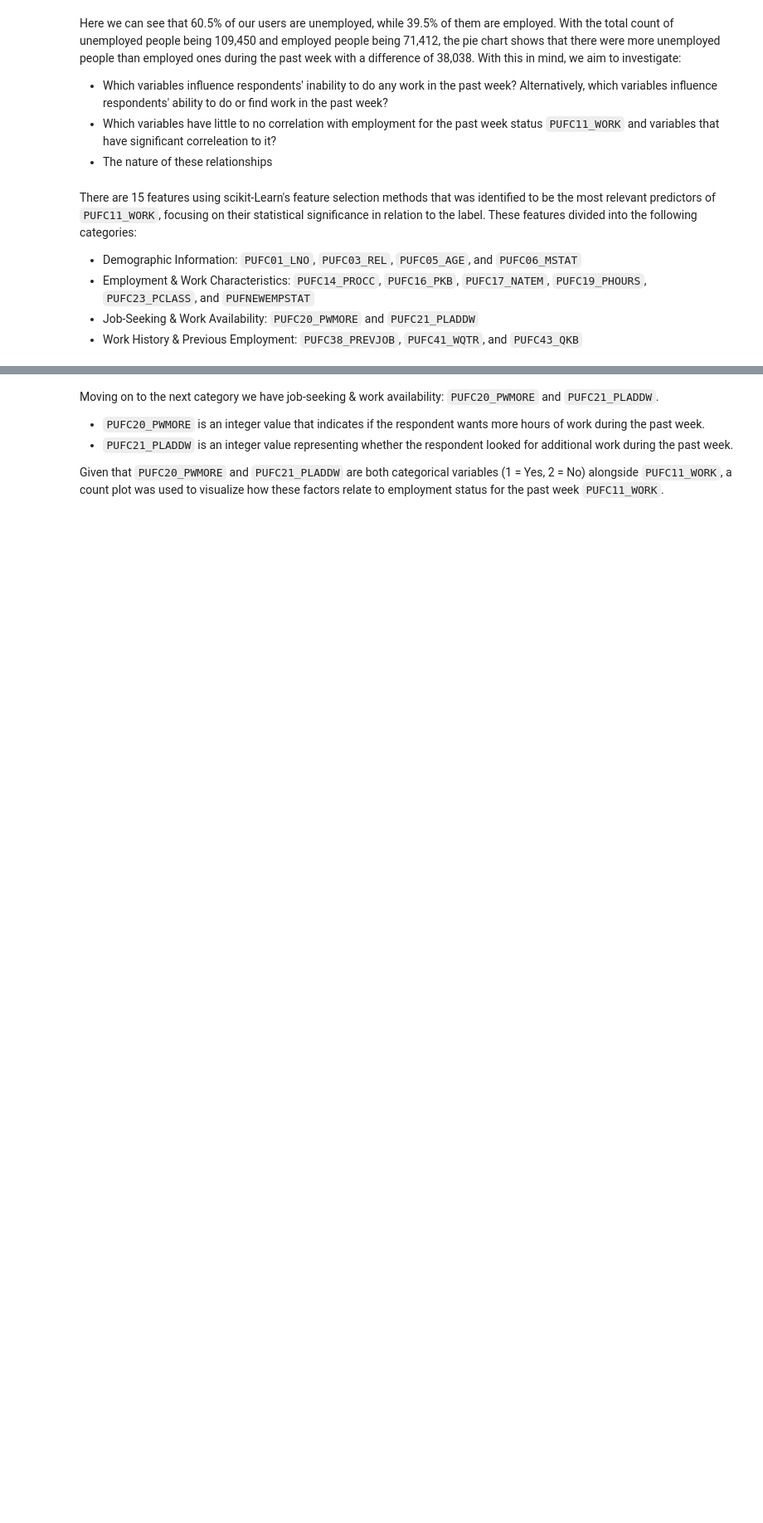
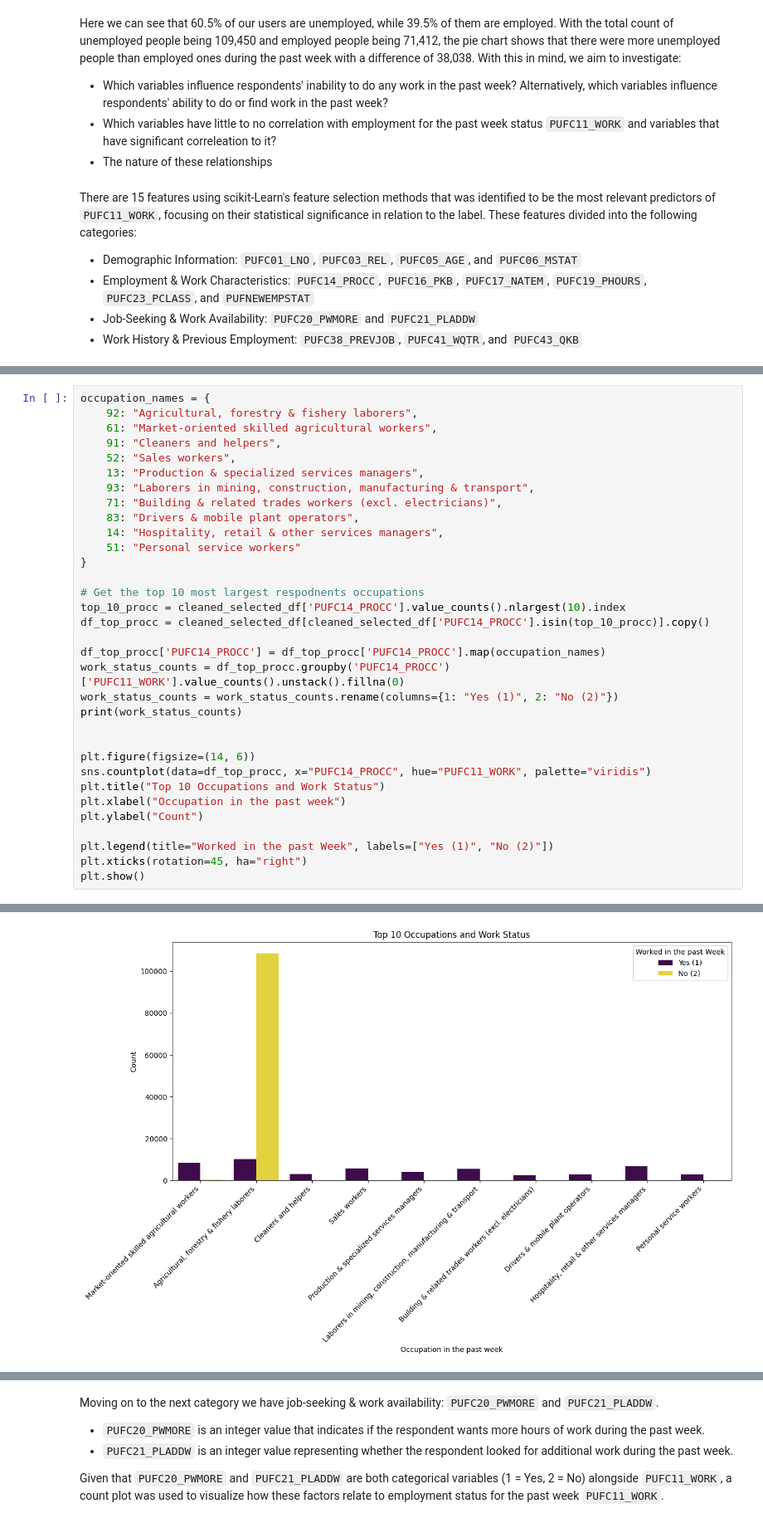
Before and after one commit to MatthewHeinz/STINTSY_MCO1, a Jupyter notebook: MCO1.ipynb, the cells around one changed output, grey strips where cells are left out. Shown at 83% size. Drawn from its saved outputs; the diff is of its cells as text; blank space fills up the shorter version.

```diff
--- a/MCO1.ipynb
+++ b/MCO1.ipynb
@@ -438 +470,35 @@ Next, let us dive in to the employment & work characteristics category: `PUFC14_
 - `PUFNEWEMPSTAT`: An integer value value representing the respondent's employment status based on a new classificaion criteria used in the LFS. It is a categorical value. (No legend provided)
+# %%
+occupation_names = {
+    92: "Agricultural, forestry & fishery laborers",
+    61: "Market-oriented skilled agricultural workers",
+    91: "Cleaners and helpers",
+    52: "Sales workers",
+    13: "Production & specialized services managers",
+    93: "Laborers in mining, construction, manufacturing & transport",
+    71: "Building & related trades workers (excl. electricians)",
+    83: "Drivers & mobile plant operators",
+    14: "Hospitality, retail & other services managers",
+    51: "Personal service workers"
+}
+
+# Get the top 10 most largest respodnents occupations
+top_10_procc = cleaned_selected_df['PUFC14_PROCC'].value_counts().nlargest(10).index
+df_top_procc = cleaned_selected_df[cleaned_selected_df['PUFC14_PROCC'].isin(top_10_procc)].copy()
+
+df_top_procc['PUFC14_PROCC'] = df_top_procc['PUFC14_PROCC'].map(occupation_names)
+work_status_counts = df_top_procc.groupby('PUFC14_PROCC')['PUFC11_WORK'].value_counts().unstack().fillna(0)
+work_status_counts = work_status_counts.rename(columns={1: "Yes (1)", 2: "No (2)"})
+print(work_status_counts)
+
+
+plt.figure(figsize=(14, 6))
+sns.countplot(data=df_top_procc, x="PUFC14_PROCC", hue="PUFC11_WORK", palette="viridis")
+plt.title("Top 10 Occupations and Work Status")
+plt.xlabel("Occupation in the past week")
+plt.ylabel("Count")
+
+plt.legend(title="Worked in the past Week", labels=["Yes (1)", "No (2)"])
+plt.xticks(rotation=45, ha="right")
+plt.show()
+# %% [output]
@@ -438,0 +517 @@ Next, let us dive in to the employment & work characteristics category: `PUFC14_
+[figure, added]
```
Also changed, not shown: parts of 19 cells of this notebook.
